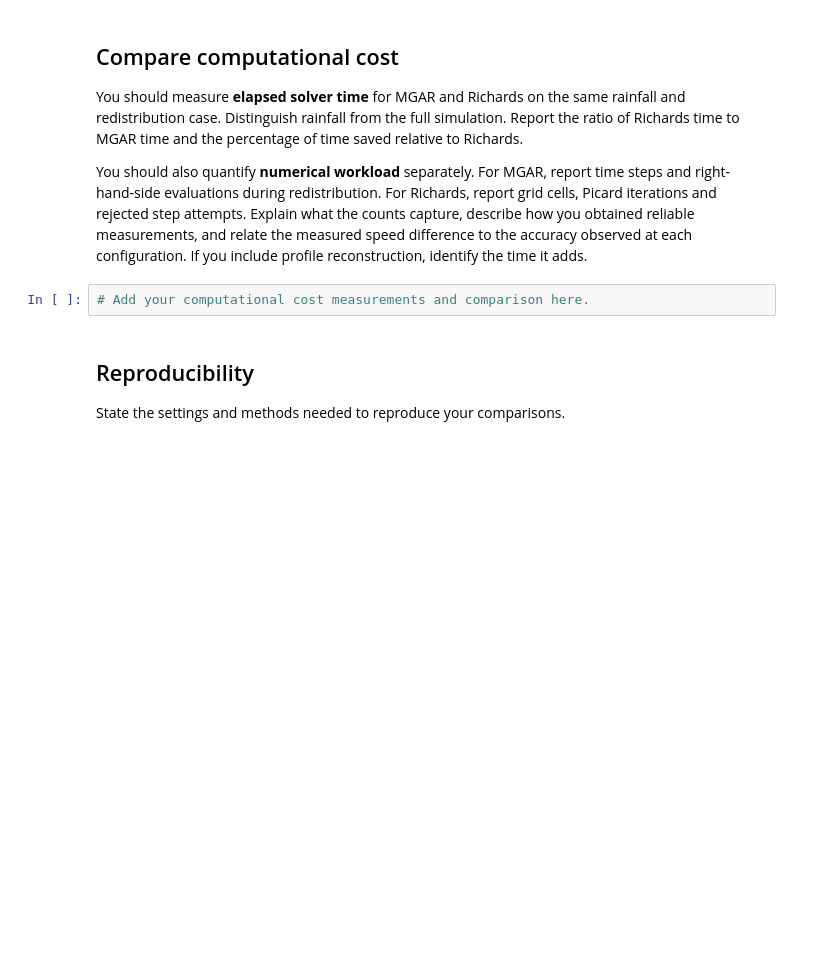
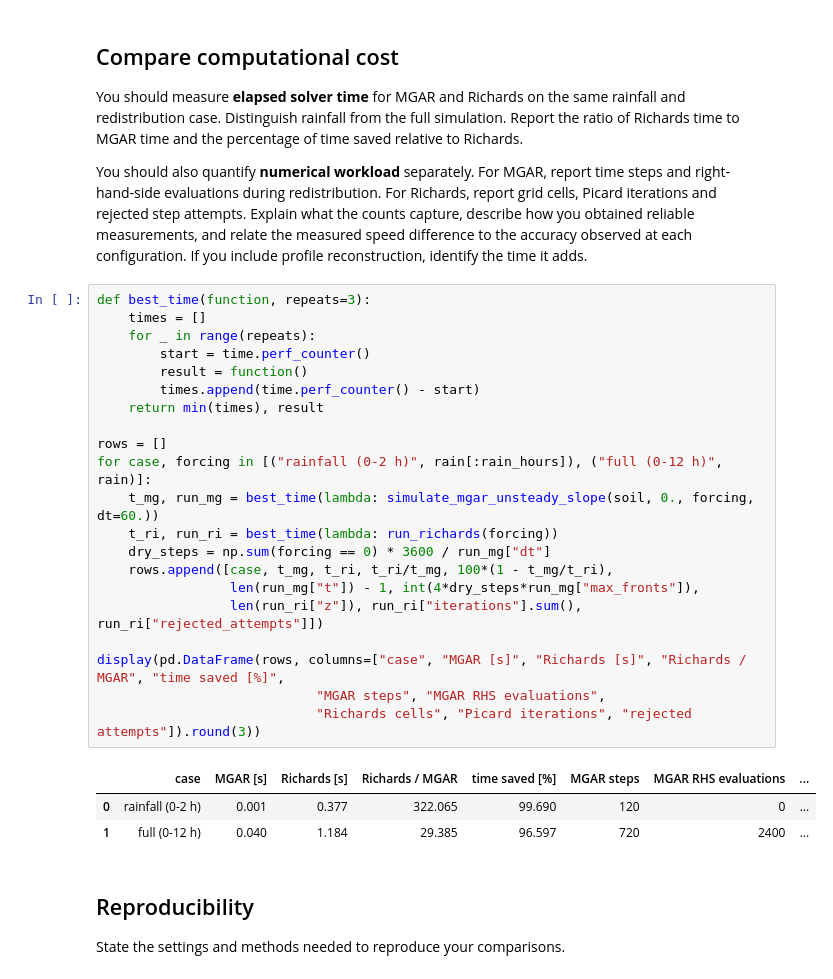
Before and after one commit to SimonCarbonez/Geoscience_project, a Jupyter notebook: Progetto_MGAR_Richards.ipynb, the cells around one changed output. Cells and saved outputs as stored; diff of their text form; blank space fills up the shorter version.

```diff
--- a/Progetto_MGAR_Richards.ipynb
+++ b/Progetto_MGAR_Richards.ipynb
@@ -1452,7 +1494,30 @@ You should measure **elapsed solver time** for MGAR and Richards on the same rai
 
 You should also quantify **numerical workload** separately. For MGAR, report time steps and right-hand-side evaluations during redistribution. For Richards, report grid cells, Picard iterations and rejected step attempts. Explain what the counts capture, describe how you obtained reliable measurements, and relate the measured speed difference to the accuracy observed at each configuration. If you include profile reconstruction, identify the time it adds.
 # %%
-# Add your computational cost measurements and comparison here.
+def best_time(function, repeats=3):
+    times = []
+    for _ in range(repeats):
+        start = time.perf_counter()
+        result = function()
+        times.append(time.perf_counter() - start)
+    return min(times), result
+
+rows = []
+for case, forcing in [("rainfall (0-2 h)", rain[:rain_hours]), ("full (0-12 h)", rain)]:
+    t_mg, run_mg = best_time(lambda: simulate_mgar_unsteady_slope(soil, 0., forcing, dt=60.))
+    t_ri, run_ri = best_time(lambda: run_richards(forcing))
+    dry_steps = np.sum(forcing == 0) * 3600 / run_mg["dt"]
+    rows.append([case, t_mg, t_ri, t_ri/t_mg, 100*(1 - t_mg/t_ri),
+                 len(run_mg["t"]) - 1, int(4*dry_steps*run_mg["max_fronts"]),
+                 len(run_ri["z"]), run_ri["iterations"].sum(), run_ri["rejected_attempts"]])
+
+display(pd.DataFrame(rows, columns=["case", "MGAR [s]", "Richards [s]", "Richards / MGAR", "time saved [%]",
+                            "MGAR steps", "MGAR RHS evaluations",
+                            "Richards cells", "Picard iterations", "rejected attempts"]).round(3))
+# %% [output]
+|  | case | MGAR [s] | Richards [s] | Richards / MGAR | time saved [%] | MGAR steps | MGAR RHS evaluations | ... |
+| 0 | rainfall (0-2 h) | 0.001 | 0.377 | 322.065 | 99.690 | 120 | 0 | ... |
+| 1 | full (0-12 h) | 0.040 | 1.184 | 29.385 | 96.597 | 720 | 2400 | ... |
 # %% [markdown]
 ## Reproducibility
 
```
Also changed, not shown: parts of 7 cells of this notebook, 1 other file.
